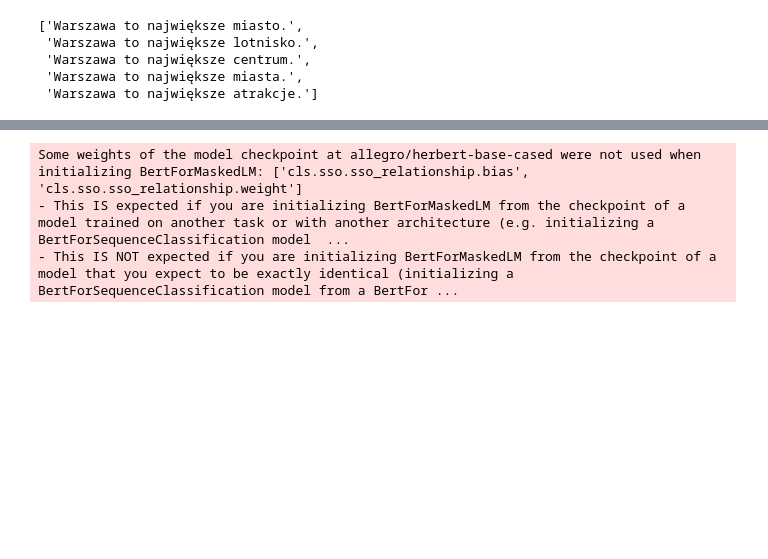
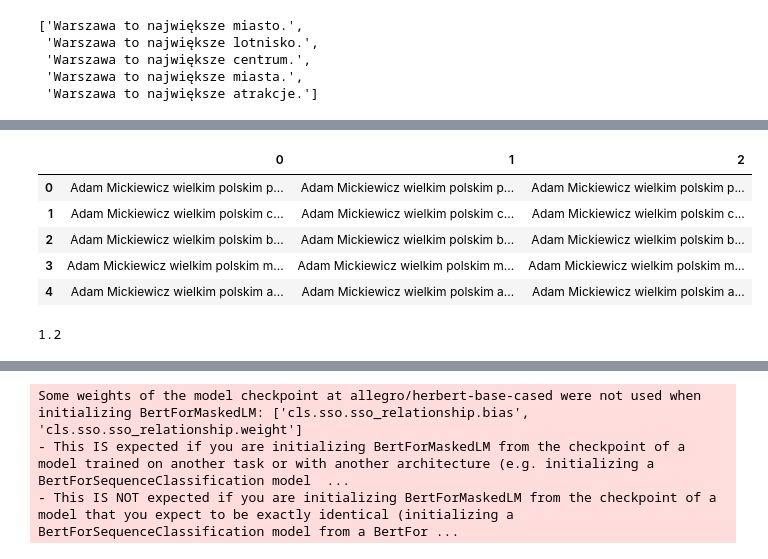
Before and after one commit to sgrzegorz/natural-language-processing, a Jupyter notebook: 06_GapFilling/LanguageModelling_GapsFilling.ipynb, the cells around one changed output, grey strips where cells are left out. Saved outputs shown, nothing was run; the diff lists cells and outputs as text; code cells hidden in the pictures; blank space fills up the shorter version.

```diff
--- a/06_GapFilling/LanguageModelling_GapsFilling.ipynb
+++ b/06_GapFilling/LanguageModelling_GapsFilling.ipynb
@@ -99,0 +137,27 @@ class BertModel(Model):
+# %%
+
+
+class KleczekModel(Model):
+    def __init__(self):
+        super().__init__()
+        self.name = 'dkleczek/bert-base-polish-cased-v1'
+        self.model = BertForMaskedLM.from_pretrained("dkleczek/bert-base-polish-cased-v1")
+        self.tokenizer = BertTokenizer.from_pretrained("dkleczek/bert-base-polish-cased-v1")
+        self.nlp = pipeline('fill-mask', model=self.model, tokenizer=self.tokenizer)
+
+    def predict(self,sequence):
+        sequence = sequence.replace("[MASK]",self.nlp.tokenizer.mask_token)
+
+        result =self.nlp(sequence)
+        out = []
+        for pred in result:
+            out.append(f"{pred['sequence']}:{np.round(pred['score'],2)}")
+#             print(pred)
+        return out
+
+model = KleczekModel()
+model.predict(f"Adam Mickiewicz wielkim polskim [MASK] był.")
+
+sequences = ["Adam Mickiewicz wielkim polskim [MASK] był.",f"Stolicą Polski jest [MASK]."]
+model.preprocess(sequences)
+model.df
@@ -99,0 +183,19 @@ class BertModel(Model):
+# %%
+model.df['1']
+
+def compare(model1, model2, model3)
+    pd.DataFrame(list(zip(model.df['0'], model.df['1'],model.df['1'])))
+df =
+
+df
+# %% [output]
+|  | 0 | 1 | 2 |
+| 0 | Adam Mickiewicz wielkim polskim p... | Adam Mickiewicz wielkim polskim p... | Adam Mickiewicz wielkim polskim p... |
+| 1 | Adam Mickiewicz wielkim polskim c... | Adam Mickiewicz wielkim polskim c... | Adam Mickiewicz wielkim polskim c... |
+| 2 | Adam Mickiewicz wielkim polskim b... | Adam Mickiewicz wielkim polskim b... | Adam Mickiewicz wielkim polskim b... |
+| 3 | Adam Mickiewicz wielkim polskim m... | Adam Mickiewicz wielkim polskim m... | Adam Mickiewicz wielkim polskim m... |
+| 4 | Adam Mickiewicz wielkim polskim a... | Adam Mickiewicz wielkim polskim a... | Adam Mickiewicz wielkim polskim a... |
+# %%
+np.round(1.23,1)
+# %% [output]
+1.2
```
Also changed, not shown: parts of 8 cells of this notebook.
